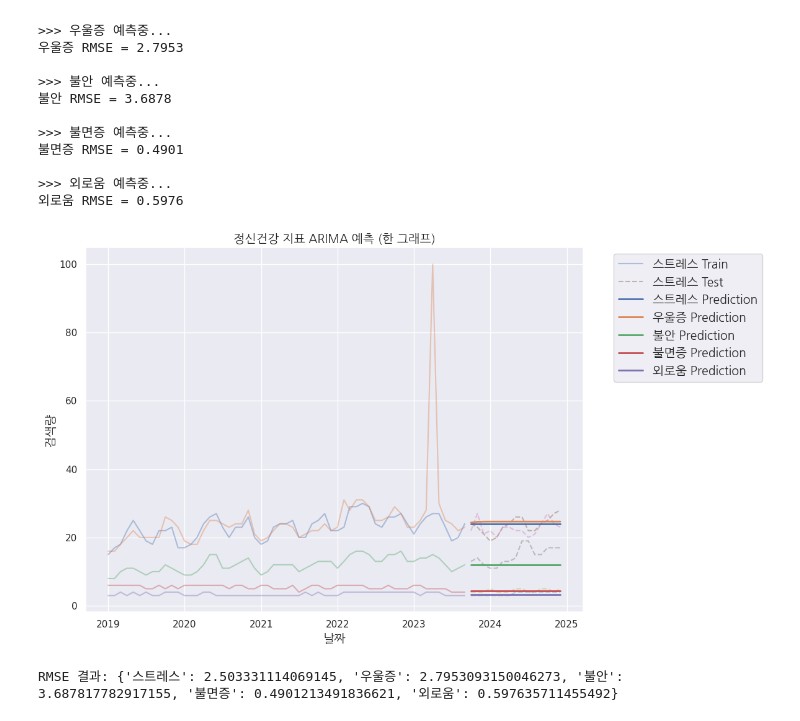
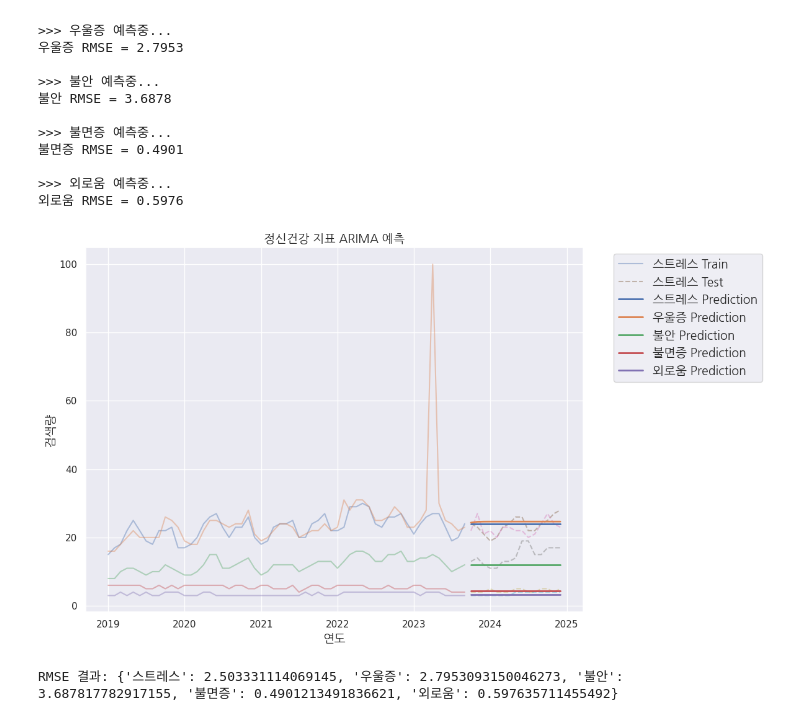
Before and after one commit to Kristinna25/bigdata-economy-mentalhealth, a Jupyter notebook: bigdata_economic_mentalhealth.ipynb, the cells around one changed output. Saved outputs shown, nothing was run; the diff lists cells and outputs as text; code cells hidden in the pictures.

```diff
--- a/bigdata_economic_mentalhealth.ipynb
+++ b/bigdata_economic_mentalhealth.ipynb
@@ -505,30 +505,30 @@ ARIMA 적용할 정신건강 지표: ['스트레스', '우울증', '불안', '
 # %%
 # 전체 예측 결과
 
 plt.figure(figsize=(12, 7))
 
 # Train (연한 선)
 for col in mental_cols:
     plt.plot(train.index, train[col], alpha=0.4,
              label=f"{col} Train" if col == mental_cols[0] else None)
 
 # Test (점선)
 for col in mental_cols:
     plt.plot(test.index, test[col], alpha=0.5, linestyle="--",
              label=f"{col} Test" if col == mental_cols[0] else None)
 
 # Prediction (굵은 선)
 for col in mental_cols:
     plt.plot(test.index, pred_dict[col], linewidth=2, label=f"{col} Prediction")
 
-plt.title("정신건강 지표 ARIMA 예측 (한 그래프)", fontproperties=font_prop)
-plt.xlabel("날짜", fontproperties=font_prop)
+plt.title("정신건강 지표 ARIMA 예측", fontproperties=font_prop)
+plt.xlabel("연도", fontproperties=font_prop)
 plt.ylabel("검색량", fontproperties=font_prop)
 plt.legend(prop=font_prop, bbox_to_anchor=(1.05, 1), loc="upper left")
 plt.tight_layout()
 plt.show()
 
 print("RMSE 결과:", rmse_dict)
 # %% [output]
-[figure, old version]
+[figure, new version]
 RMSE 결과: {'스트레스': 2.503331114069145, '우울증': 2.7953093150046273, '불안': 3.687817782917155, '불면증': 0.4901213491836621, '외로움': 0.597635711455492}
```
Also changed, not shown: parts of 2 cells of this notebook.
